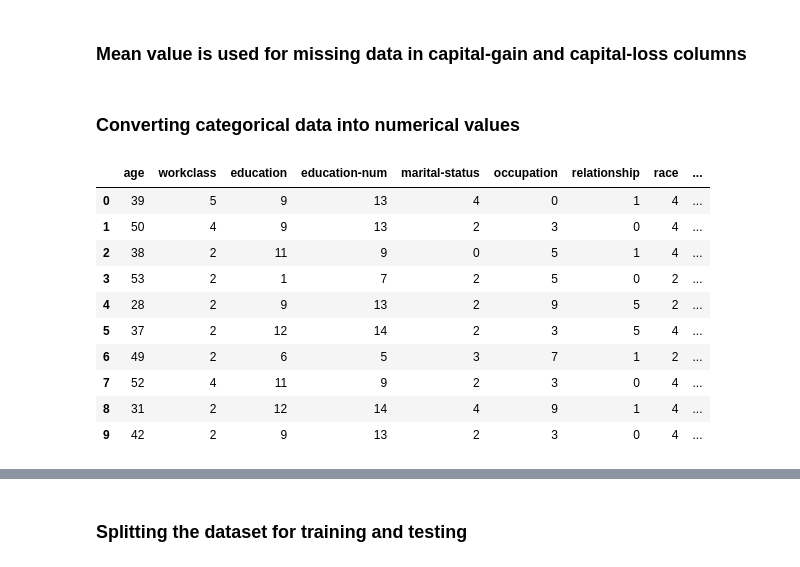
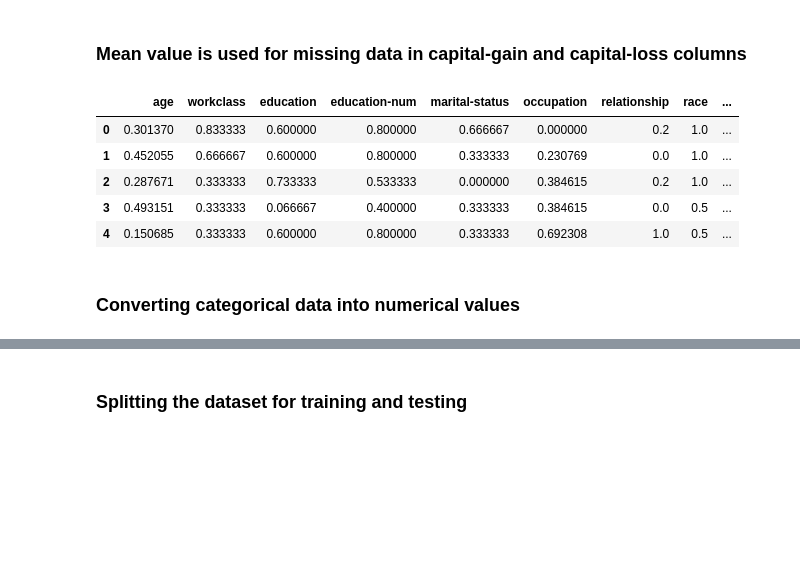
Before and after one commit to Mahesh419/Adult_Census_Income_Binary_Classification, a Jupyter notebook: Assignment_ CSC_369_2.0.ipynb, the cells around one changed output, grey strips where cells are left out. Cells and saved outputs as stored; diff of their text form; code cells hidden in the pictures; blank space fills up the shorter version.

```diff
--- a/Assignment_ CSC_369_2.0.ipynb
+++ b/Assignment_ CSC_369_2.0.ipynb
@@ -53,53 +47,20 @@ for column in zero_not_accepted:
+# %%
+dataset = dataset.dropna()
+
+labelEncoder_values = LabelEncoder()
+
+for col in [1,2,4,5,6,7,8,12,13]:
+    dataset.iloc[:,col] = labelEncoder_values.fit_transform((dataset.iloc[:,col]))
+
+min_max = MinMaxScaler()
+dataset.iloc[:,0:13 ]= min_max.fit_transform(dataset.iloc[:,0:13] )
+dataset.head()
+# %% [output]
+|  | age | workclass | education | education-num | marital-status | occupation | relationship | race | ... |
+| 0 | 0.301370 | 0.833333 | 0.600000 | 0.800000 | 0.666667 | 0.000000 | 0.2 | 1.0 | ... |
+| 1 | 0.452055 | 0.666667 | 0.600000 | 0.800000 | 0.333333 | 0.230769 | 0.0 | 1.0 | ... |
+| 2 | 0.287671 | 0.333333 | 0.733333 | 0.533333 | 0.000000 | 0.384615 | 0.2 | 1.0 | ... |
+| 3 | 0.493151 | 0.333333 | 0.066667 | 0.400000 | 0.333333 | 0.384615 | 0.0 | 0.5 | ... |
+| 4 | 0.150685 | 0.333333 | 0.600000 | 0.800000 | 0.333333 | 0.692308 | 1.0 | 0.5 | ... |
 # %% [markdown]
 ### Converting categorical data into numerical values
-# %%
-dataset[" income"] = dataset[" income"].astype('category')
-dataset.dtypes
-dataset[" income"] = dataset[" income"].cat.codes
-
-dataset[" workclass"] = dataset[" workclass"].astype('category')
-dataset.dtypes
-dataset[" workclass"] = dataset[" workclass"].cat.codes
-
-dataset[" education"] = dataset[" education"].astype('category')
-dataset.dtypes
-dataset[" education"] = dataset[" education"].cat.codes
-
-dataset[" marital-status"] = dataset[" marital-status"].astype('category')
-dataset.dtypes
-dataset[" marital-status"] = dataset[" marital-status"].cat.codes
-
-dataset[" occupation"] = dataset[" occupation"].astype('category')
-dataset.dtypes
-dataset[" occupation"] = dataset[" occupation"].cat.codes
-
-dataset[" relationship"] = dataset[" relationship"].astype('category')
-dataset.dtypes
-dataset[" relationship"] = dataset[" relationship"].cat.codes
-
-dataset[" race"] = dataset[" race"].astype('category')
-dataset.dtypes
-dataset[" race"] = dataset[" race"].cat.codes
-
-dataset[" sex"] = dataset[" sex"].astype('category')
-dataset.dtypes
-dataset[" sex"] = dataset[" sex"].cat.codes
-
-dataset[" native-country"] = dataset[" native-country"].astype('category')
-dataset.dtypes
-dataset[" native-country"] = dataset[" native-country"].cat.codes
-
-
-dataset.head(10)
-# %% [output]
-|  | age | workclass | education | education-num | marital-status | occupation | relationship | race | ... |
-| 0 | 39 | 5 | 9 | 13 | 4 | 0 | 1 | 4 | ... |
-| 1 | 50 | 4 | 9 | 13 | 2 | 3 | 0 | 4 | ... |
-| 2 | 38 | 2 | 11 | 9 | 0 | 5 | 1 | 4 | ... |
-| 3 | 53 | 2 | 1 | 7 | 2 | 5 | 0 | 2 | ... |
-| 4 | 28 | 2 | 9 | 13 | 2 | 9 | 5 | 2 | ... |
-| 5 | 37 | 2 | 12 | 14 | 2 | 3 | 5 | 4 | ... |
-| 6 | 49 | 2 | 6 | 5 | 3 | 7 | 1 | 2 | ... |
-| 7 | 52 | 4 | 11 | 9 | 2 | 3 | 0 | 4 | ... |
-| 8 | 31 | 2 | 12 | 14 | 4 | 9 | 1 | 4 | ... |
-| 9 | 42 | 2 | 9 | 13 | 2 | 3 | 0 | 4 | ... |
```
Also changed, not shown: parts of 45 cells of this notebook.
